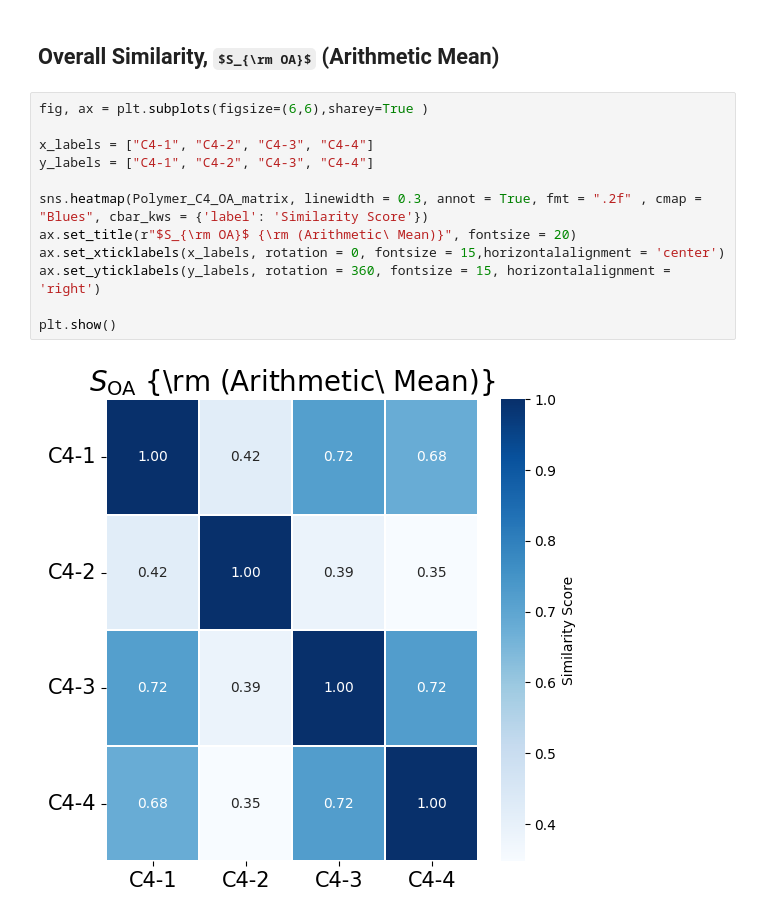
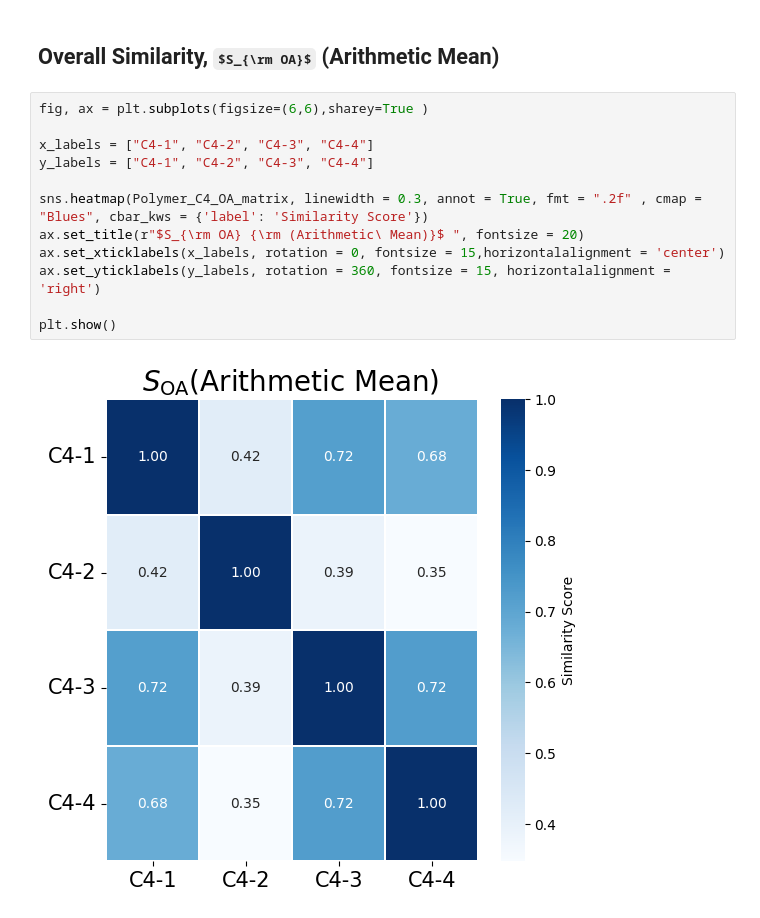
Before and after one commit to olsenlabmit/Polymer-Graph-Similarity, a Jupyter notebook: notebook/Polymer_Similarity_Case4_Graft_Copolymers_Arithmetic_Mean.ipynb, the cells around one changed output. Drawn from its saved outputs; the diff is of its cells as text; some formulas as TeX source.

```diff
--- a/notebook/Polymer_Similarity_Case4_Graft_Copolymers_Arithmetic_Mean.ipynb
+++ b/notebook/Polymer_Similarity_Case4_Graft_Copolymers_Arithmetic_Mean.ipynb
@@ -721,14 +721,14 @@ plt.show()
 # %%
 fig, ax = plt.subplots(figsize=(6,6),sharey=True )
 
 x_labels = ["C4-1", "C4-2", "C4-3", "C4-4"]
 y_labels = ["C4-1", "C4-2", "C4-3", "C4-4"]
 
 sns.heatmap(Polymer_C4_OA_matrix, linewidth = 0.3, annot = True, fmt = ".2f" , cmap = "Blues", cbar_kws = {'label': 'Similarity Score'})
-ax.set_title(r"$S_{\rm OA}$ {\rm (Arithmetic\ Mean)}", fontsize = 20)
+ax.set_title(r"$S_{\rm OA} {\rm (Arithmetic\ Mean)}$ ", fontsize = 20)
 ax.set_xticklabels(x_labels, rotation = 0, fontsize = 15,horizontalalignment = 'center')
 ax.set_yticklabels(y_labels, rotation = 360, fontsize = 15, horizontalalignment = 'right')
 
 plt.show()
 # %% [output]
-[figure, old version]
+[figure, new version]
```
